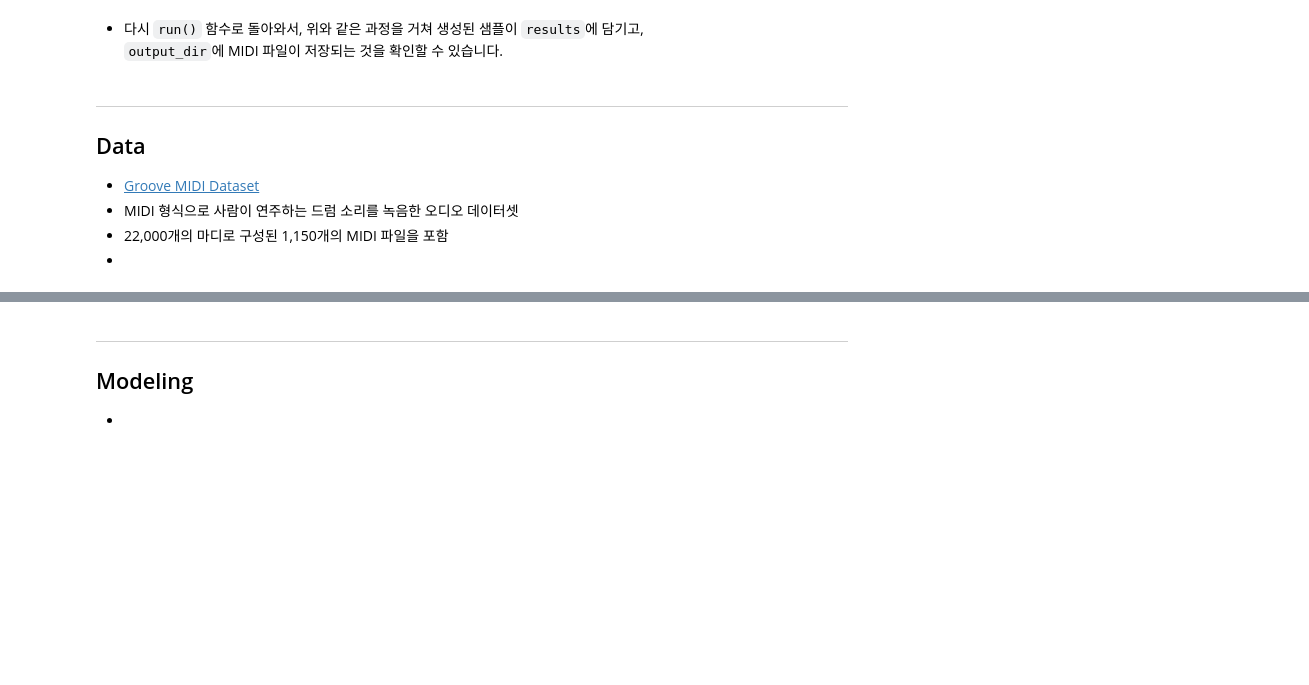
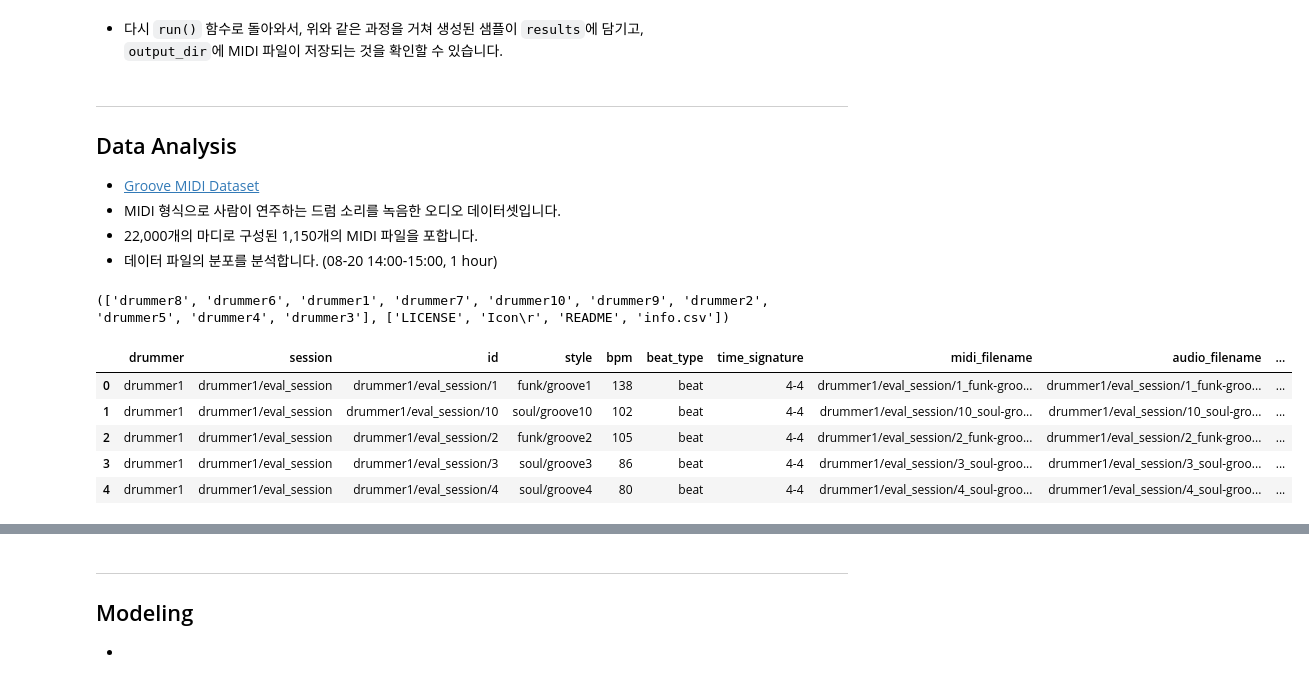
Before and after one commit to minyeamer/groove-midi, a Jupyter notebook: README.ipynb, the cells around one changed output, grey strips where cells are left out. Saved outputs shown, nothing was run; the diff lists cells and outputs as text; code cells hidden in the pictures; blank space fills up the shorter version.

```diff
--- a/README.ipynb
+++ b/README.ipynb
@@ -829,8 +885,8 @@ def run(config_map):
 # %% [markdown]
 <hr>
 
-## Data
+## Data Analysis
 - [Groove MIDI Dataset](https://magenta.tensorflow.org/datasets/groove)
-- MIDI 형식으로 사람이 연주하는 드럼 소리를 녹음한 오디오 데이터셋
-- 22,000개의 마디로 구성된 1,150개의 MIDI 파일을 포함
--
+- MIDI 형식으로 사람이 연주하는 드럼 소리를 녹음한 오디오 데이터셋입니다.
+- 22,000개의 마디로 구성된 1,150개의 MIDI 파일을 포합니다.
+- 데이터 파일의 분포를 분석합니다. (08-20 14:00-15:00, 1 hour)
@@ -836,0 +913,17 @@ def run(config_map):
+# %%
+midi_path = data_path/'groove'
+print(list(os.walk(data_path))[0][1:])
+# %% [output]
+(['drummer8', 'drummer6', 'drummer1', 'drummer7', 'drummer10', 'drummer9', 'drummer2', 'drummer5', 'drummer4', 'drummer3'], ['LICENSE', 'Icon\r', 'README', 'info.csv'])
+# %%
+import pandas as pd
+
+info_df = pd.read_csv(midi_path/'info.csv')
+info_df.head()
+# %% [output]
+|  | drummer | session | id | style | bpm | beat_type | time_signature | midi_filename | audio_filename | ... |
+| 0 | drummer1 | drummer1/eval_session | drummer1/eval_session/1 | funk/groove1 | 138 | beat | 4-4 | drummer1/eval_session/1_funk-groo... | drummer1/eval_session/1_funk-groo... | ... |
+| 1 | drummer1 | drummer1/eval_session | drummer1/eval_session/10 | soul/groove10 | 102 | beat | 4-4 | drummer1/eval_session/10_soul-gro... | drummer1/eval_session/10_soul-gro... | ... |
+| 2 | drummer1 | drummer1/eval_session | drummer1/eval_session/2 | funk/groove2 | 105 | beat | 4-4 | drummer1/eval_session/2_funk-groo... | drummer1/eval_session/2_funk-groo... | ... |
+| 3 | drummer1 | drummer1/eval_session | drummer1/eval_session/3 | soul/groove3 | 86 | beat | 4-4 | drummer1/eval_session/3_soul-groo... | drummer1/eval_session/3_soul-groo... | ... |
+| 4 | drummer1 | drummer1/eval_session | drummer1/eval_session/4 | soul/groove4 | 80 | beat | 4-4 | drummer1/eval_session/4_soul-groo... | drummer1/eval_session/4_soul-groo... | ... |
```
Also changed, not shown: parts of 23 cells of this notebook.
